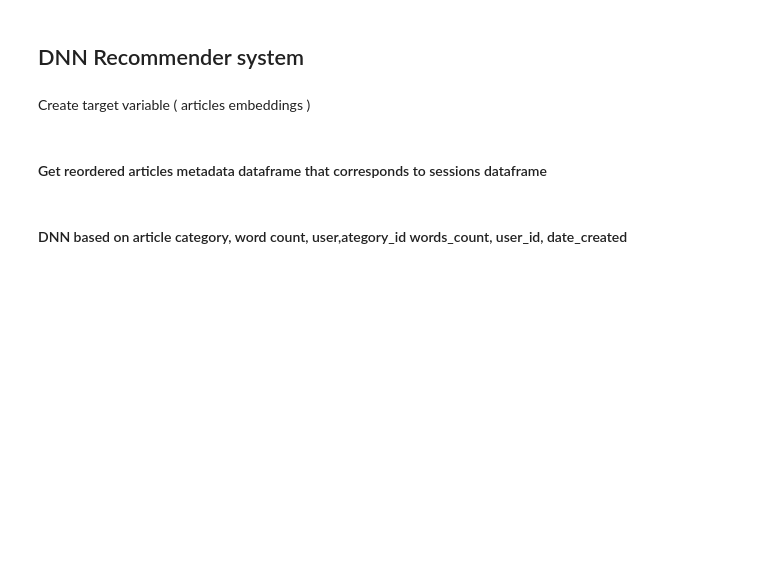
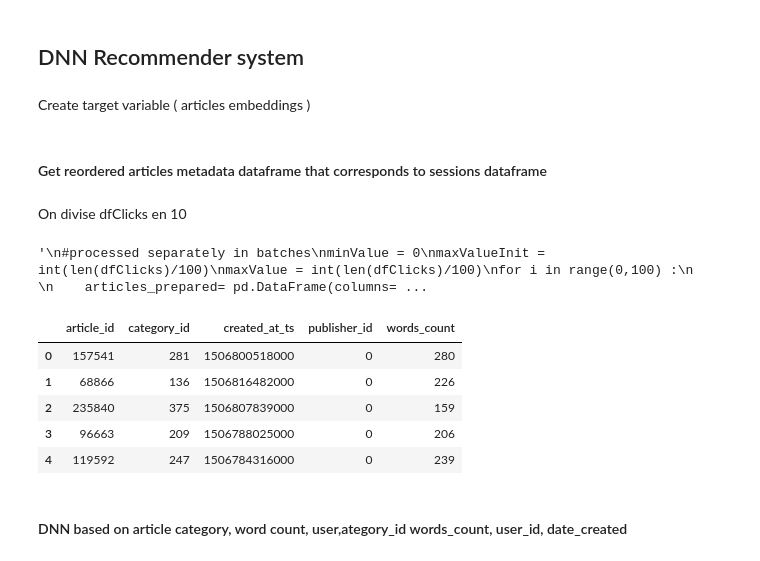
Before and after one commit to Trilian/projet9, a Jupyter notebook: Preprocessing.ipynb, the cells around one changed output. Saved outputs shown, nothing was run; the diff lists cells and outputs as text; code cells hidden in the pictures; blank space fills up the shorter version.

```diff
--- a/Preprocessing.ipynb
+++ b/Preprocessing.ipynb
@@ -138,13 +143,47 @@ for i in range(0,dfClicks.shape[0]):
     y[i]=e[[dfClicks.iloc[i,: ]['click_article_id']]]
 # %% [markdown]
 #### Get reordered articles metadata dataframe that corresponds to sessions dataframe
+# %% [markdown]
+On divise dfClicks en 10
 # %%
+from tqdm import tqdm
+'''
+#processed separately in batches
+minValue = 0
+maxValueInit = int(len(dfClicks)/100)
+maxValue = int(len(dfClicks)/100)
+for i in range(0,100) :
 
-#processed separately in batches
-articles_prepared= pd.DataFrame(columns=["article_id","category_id","created_at_ts","publisher_id","words_count"])
+    articles_prepared= pd.DataFrame(columns=["article_id","category_id","created_at_ts","publisher_id","words_count"])
+    if (i==99) :
+        maxValue = len(dfClicks)
+    print(minValue,maxValue)
+    dfClicksSample = dfClicks[minValue:maxValue]
 
-for index, row in dfClicks.iterrows():
-    articles_prepared= articles_prepared.append(articlesDf.loc[row['click_article_id']])
+    for index, row in tqdm(dfClicksSample.iterrows(), total=len(dfClicksSample)):
+
+        articles_prepared= articles_prepared.append(articlesDf.loc[row['click_article_id']])
+    if i == 0 :
+        articles_prepared.to_csv(r'export_dataframe.csv', index = False, header=True)
+    else :
+        articles_prepared.to_csv(r'export_dataframe.csv', mode='a', header=False)
+    minValue =  minValue + maxValueInit
+    maxValue = maxValue + maxValueInit
+    del(articles_prepared)
+'''
+# %% [output]
+'\n#processed separately in batches\nminValue = 0\nmaxValueInit = int(len(dfClicks)/100)\nmaxValue = int(len(dfClicks)/100)\nfor i in range(0,100) :\n    \n    articles_prepared= pd.DataFrame(columns= ...
+# %%
+dfCategory = pd.read_csv('export_dataframe.csv', sep = ',', index_col=None, header=0)
+# %%
+dfCategory.head()
+# %% [output]
+|  | article_id | category_id | created_at_ts | publisher_id | words_count |
+| 0 | 157541 | 281 | 1506800518000 | 0 | 280 |
+| 1 | 68866 | 136 | 1506816482000 | 0 | 226 |
+| 2 | 235840 | 375 | 1506807839000 | 0 | 159 |
+| 3 | 96663 | 209 | 1506788025000 | 0 | 206 |
+| 4 | 119592 | 247 | 1506784316000 | 0 | 239 |
 # %% [markdown]
 #### DNN based on article category, word count, user,ategory_id words_count, user_id, date_created
 # %%
```
Also changed, not shown: parts of 24 cells of this notebook.
